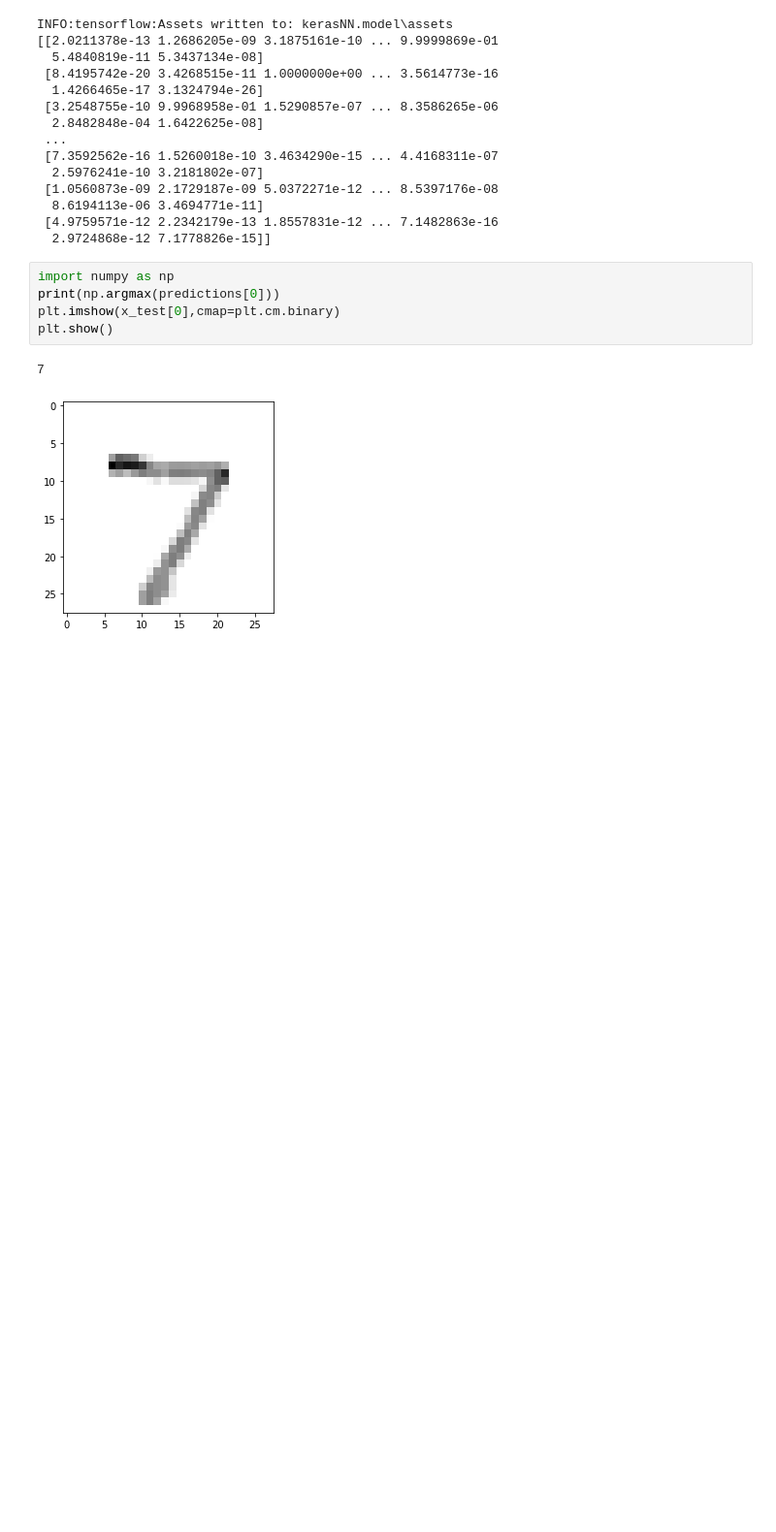
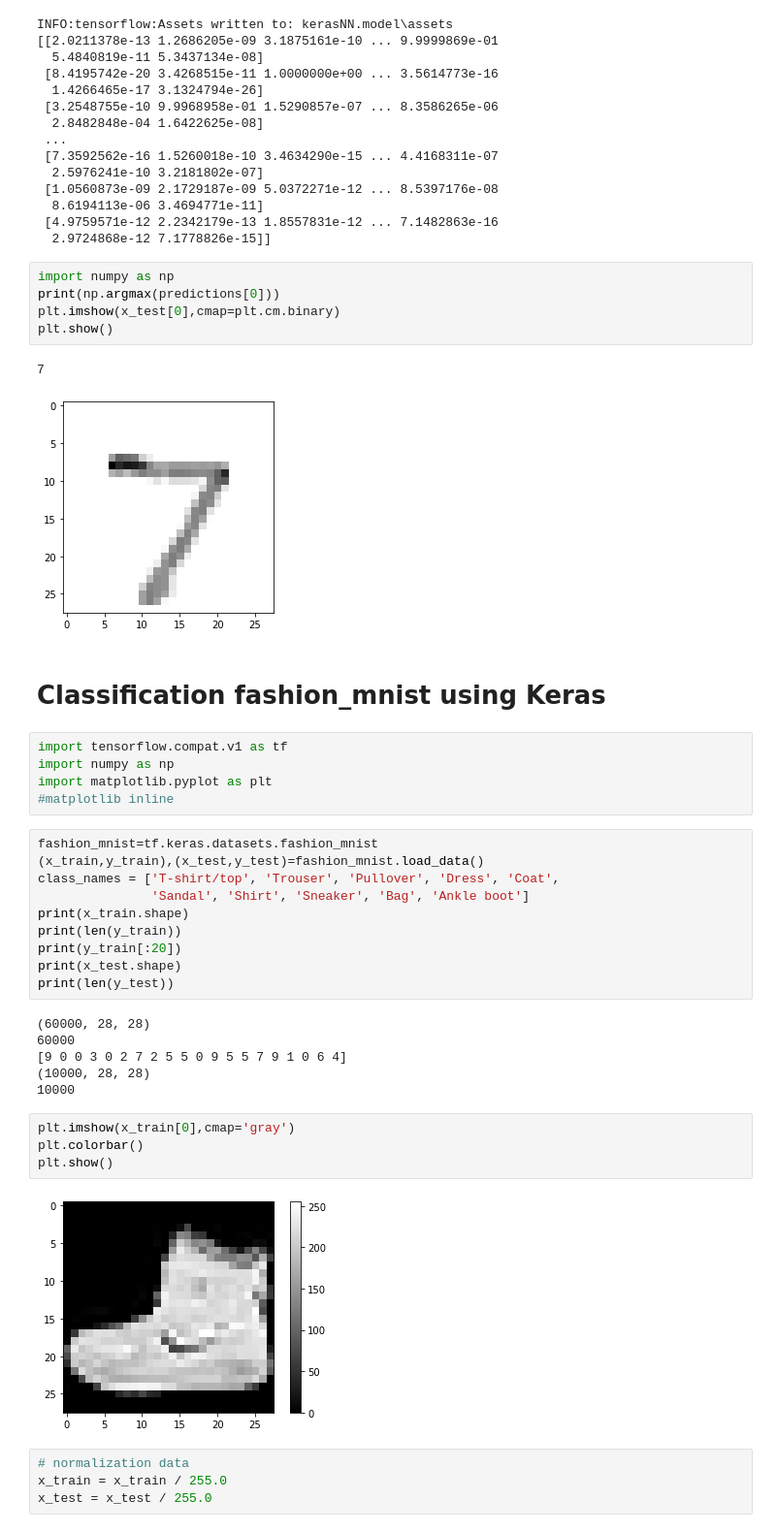
Before and after one commit to mahmoud-khaled1/TensorFlow-, a Jupyter notebook: Keras/Keras_example.ipynb, the cells around one changed output. Shown: that part at 97% size. Cells and saved outputs as stored; diff of their text form; blank space fills up the shorter version.

```diff
--- a/Keras/Keras_example.ipynb
+++ b/Keras/Keras_example.ipynb
@@ -181,3 +181,36 @@ plt.show()
 # %% [output]
 7
 [figure]
+# %% [markdown]
+# Classification fashion_mnist using Keras
+# %%
+import tensorflow.compat.v1 as tf
+import numpy as np
+import matplotlib.pyplot as plt
+#matplotlib inline
+# %%
+fashion_mnist=tf.keras.datasets.fashion_mnist
+(x_train,y_train),(x_test,y_test)=fashion_mnist.load_data()
+class_names = ['T-shirt/top', 'Trouser', 'Pullover', 'Dress', 'Coat',
+               'Sandal', 'Shirt', 'Sneaker', 'Bag', 'Ankle boot']
+print(x_train.shape)
+print(len(y_train))
+print(y_train[:20])
+print(x_test.shape)
+print(len(y_test))
+# %% [output]
+(60000, 28, 28)
+60000
+[9 0 0 3 0 2 7 2 5 5 0 9 5 5 7 9 1 0 6 4]
+(10000, 28, 28)
+10000
+# %%
+plt.imshow(x_train[0],cmap='gray')
+plt.colorbar()
+plt.show()
+# %% [output]
+[figure, added]
+# %%
+# normalization data
+x_train = x_train / 255.0
+x_test = x_test / 255.0
```
Also changed, not shown: parts of 1 cell of this notebook.
